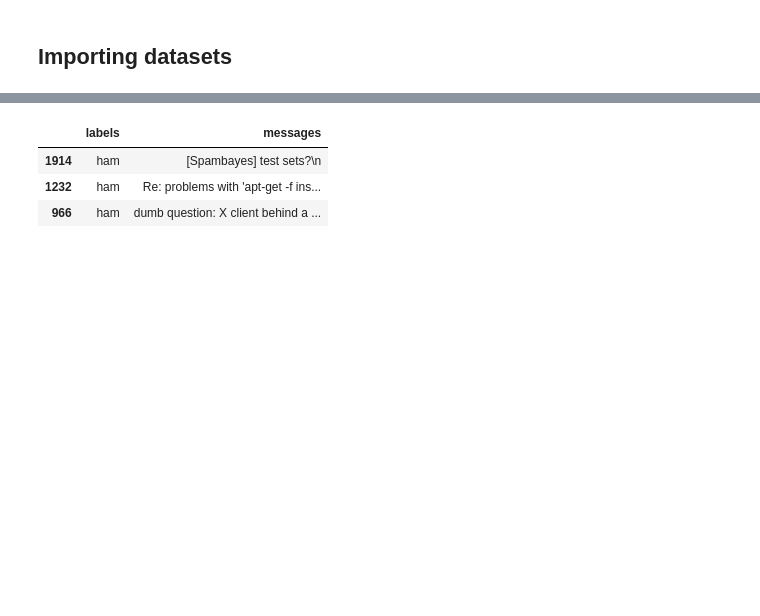
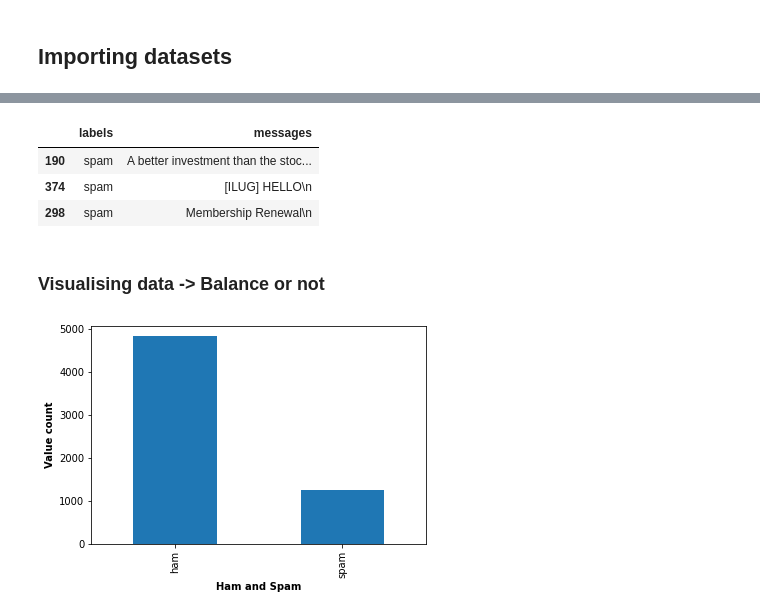
Before and after one commit to lkarjun/spam-classifier, a Jupyter notebook: spam_classifer.ipynb, the cells around one changed output, grey strips where cells are left out. Drawn from its saved outputs; the diff is of its cells as text; code cells hidden in the pictures; blank space fills up the shorter version.

Commit message:
Updates: Visualsing data (checking balance or not)

```diff
--- a/spam_classifer.ipynb
+++ b/spam_classifer.ipynb
@@ -51,18 +51,30 @@ path = "datasets\emailSpam\*\*"
 full_data:List[Dict] = []
 
 for filename in glob.glob(path):
-    spamOrham = "ham" if "ham" in filename else "spam"
-    with open(filename, errors='ignore') as files:
-        for line in files:
-            if line.startswith("Subject:"):
-                subject = line.lstrip("Subject: ")
-                data = {"labels":spamOrham, "messages": subject}
-                full_data.append(data)
+    spamOrham = "spam" in filename
+    if spamOrham:
+        with open(filename, errors='ignore') as files:
+            for line in files:
+                if line.startswith("Subject:"):
+                    subject = line.lstrip("Subject: ")
+                    data = {"labels": "spam", "messages": subject}
+                    full_data.append(data)
 # %%
 spam_ham_email = pd.DataFrame(data = full_data, columns=['labels', 'messages'])
 spam_ham_email.sample(3)
 # %% [output]
 |  | labels | messages |
-| 1914 | ham | [Spambayes] test sets?\n |
-| 1232 | ham | Re: problems with 'apt-get -f ins... |
-| 966 | ham | dumb question: X client behind a ... |
+| 190 | spam | A better investment than the stoc... |
+| 374 | spam | [ILUG] HELLO\n |
+| 298 | spam | Membership Renewal\n |
+# %%
+data = pd.concat([spam_ham_email, spam_ham_sms])
+# %% [markdown]
+### Visualising data -> Balance or not
+# %%
+pd.value_counts(data['labels']).plot.bar()
+plt.ylabel("Value count", weight='bold')
+plt.xlabel("Ham and Spam", weight='bold')
+plt.show()
+# %% [output]
+[figure, added]
```
Also changed, not shown: parts of 1 cell of this notebook.
